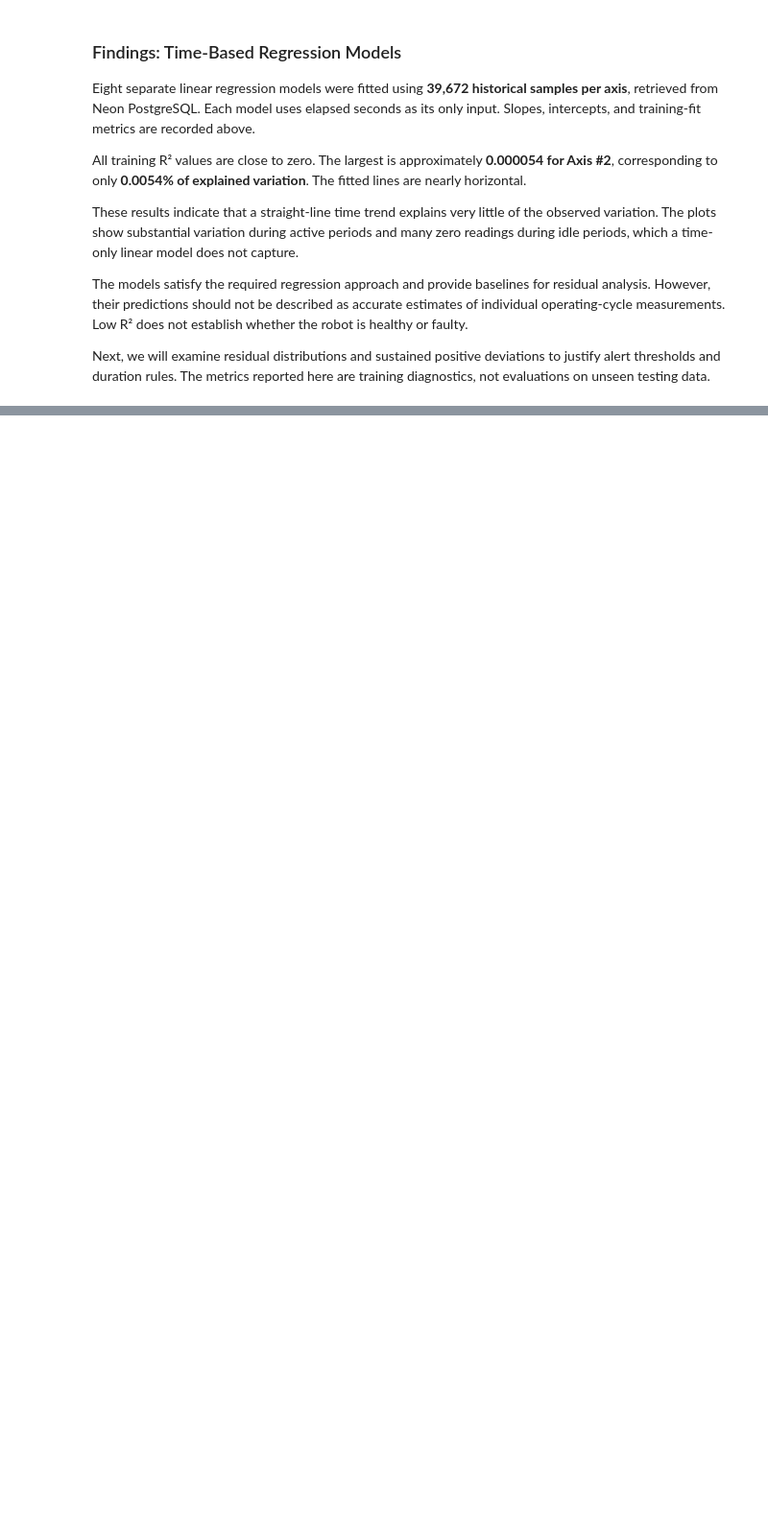
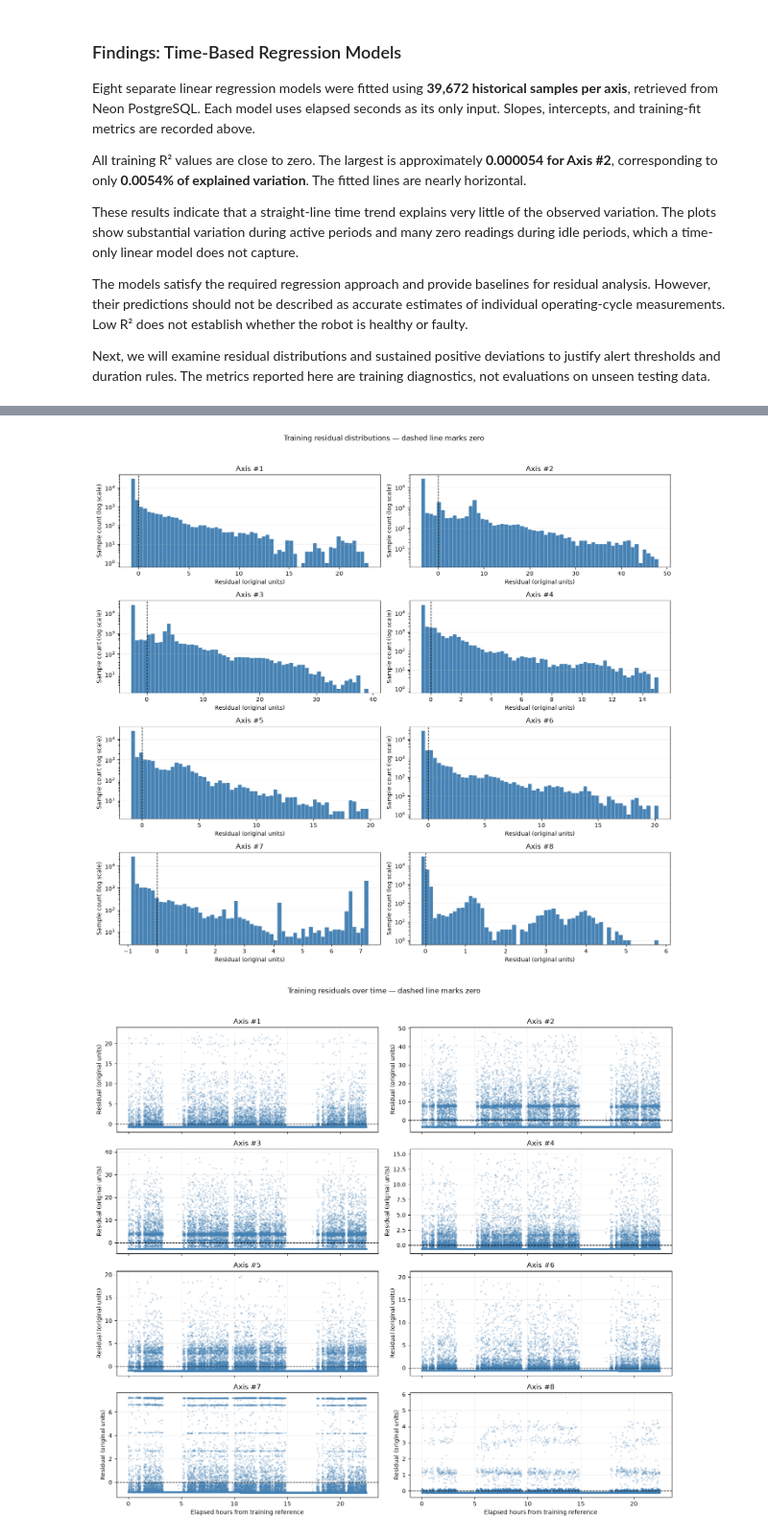
Before and after one commit to UbaidUllah777/DataStreamVisualization-regression-based-anomaly-detection, a Jupyter notebook: Regression_Anomaly_Detection.ipynb, the cells around one changed output, grey strips where cells are left out. Shown at 96% size. Cells and saved outputs as stored; diff of their text form; code cells hidden in the pictures; blank space fills up the shorter version.

Commit message:
Add residual analysis and document threshold implications

```diff
--- a/Regression_Anomaly_Detection.ipynb
+++ b/Regression_Anomaly_Detection.ipynb
@@ -403,0 +428,26 @@ Next, we will examine residual distributions and sustained positive deviations t
+# %%
+from analysis.residual_analyzer import ResidualAnalyzer
+
+residual_analyzer = ResidualAnalyzer(
+    observations=prepared_training_df,
+    predictions=training_predictions,
+    axes=JOINTS,
+)
+
+training_residuals = residual_analyzer.residuals
+
+print("RESIDUAL SUMMARY")
+display(residual_analyzer.summary().round(6))
+
+print("RESIDUALS BY OPERATING STATE")
+display(residual_analyzer.state_summary().round(6))
+
+# Verify that residuals reconstruct the original observations.
+np.testing.assert_allclose(
+    (training_predictions + training_residuals).to_numpy(),
+    prepared_training_df[JOINTS].to_numpy(),
+    rtol=1e-10,
+    atol=1e-10,
+)
+
+print("Prediction + residual reconstructs observations: PASS")
@@ -403,0 +492,9 @@ Next, we will examine residual distributions and sustained positive deviations t
+# %%
+residual_distribution_figure = residual_analyzer.plot_distributions()
+plt.show()
+
+residual_time_figure = residual_analyzer.plot_over_time()
+plt.show()
+# %% [output]
+[figure, added]
+[figure, added]
```
Also changed, not shown: parts of 5 cells of this notebook, 1 other file.
